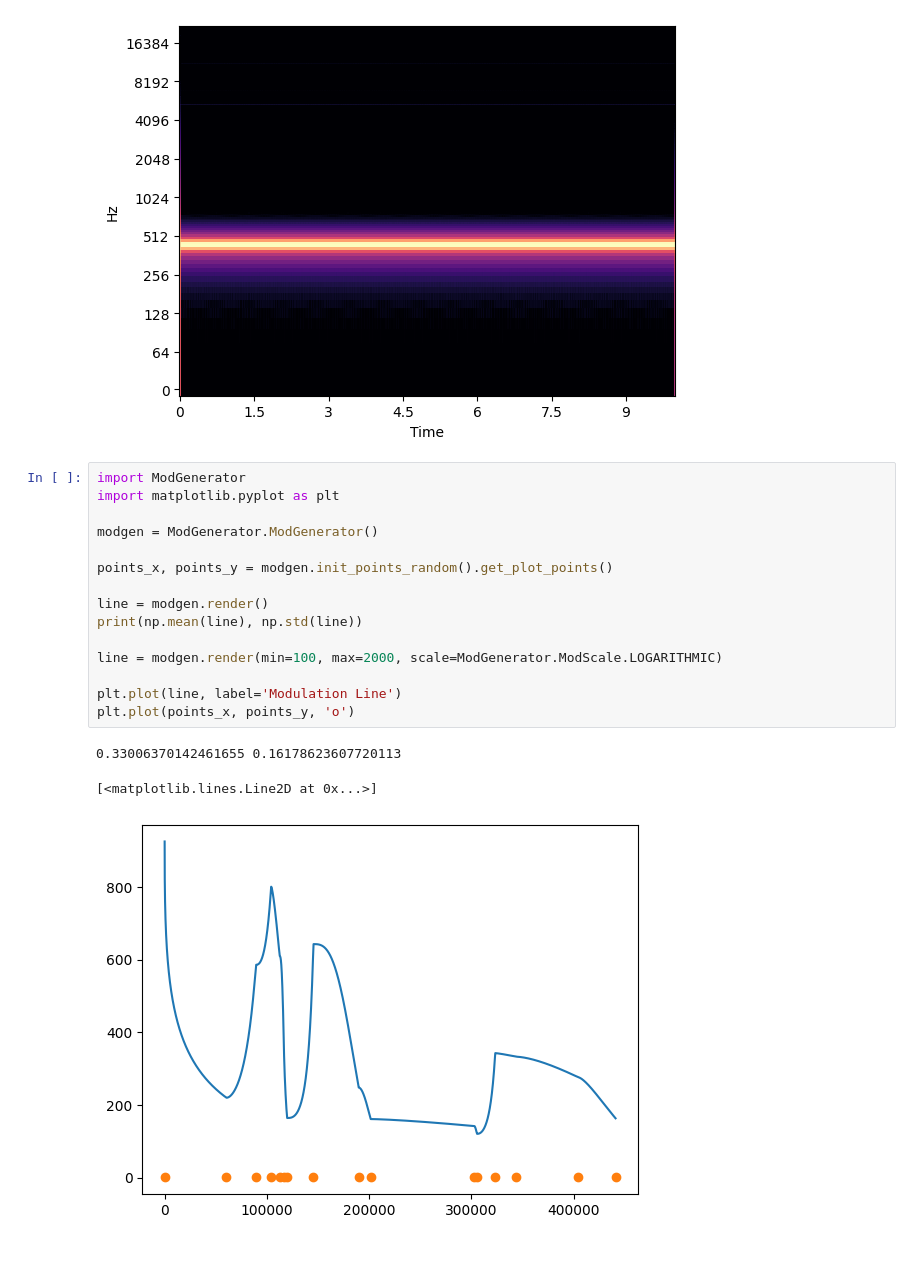
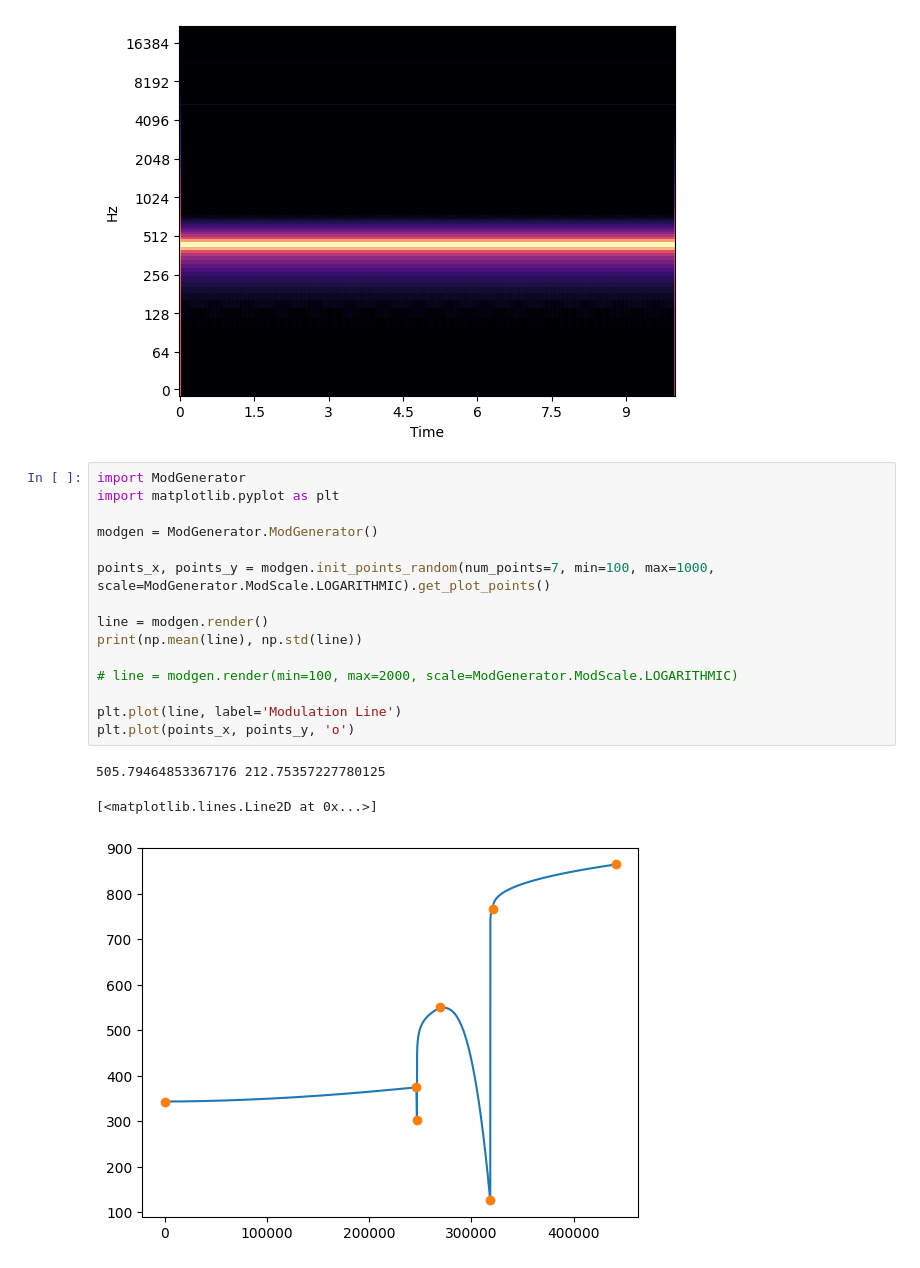
Before and after one commit to inspektral/minisynth, a Jupyter notebook: synthtest.ipynb, the cells around one changed output. Saved outputs shown, nothing was run; the diff lists cells and outputs as text.

Commit message:
mod mapping in init_points

```diff
--- a/synthtest.ipynb
+++ b/synthtest.ipynb
@@ -106,19 +104,19 @@ librosa.display.specshow(D, y_axis='log', sr=44100, hop_length=hop_length,
 # %%
 import ModGenerator
 import matplotlib.pyplot as plt
 
 modgen = ModGenerator.ModGenerator()
 
-points_x, points_y = modgen.init_points_random().get_plot_points()
+points_x, points_y = modgen.init_points_random(num_points=7, min=100, max=1000, scale=ModGenerator.ModScale.LOGARITHMIC).get_plot_points()
 
 line = modgen.render()
 print(np.mean(line), np.std(line))
 
-line = modgen.render(min=100, max=2000, scale=ModGenerator.ModScale.LOGARITHMIC)
+# line = modgen.render(min=100, max=2000, scale=ModGenerator.ModScale.LOGARITHMIC)
 
 plt.plot(line, label='Modulation Line')
 plt.plot(points_x, points_y, 'o')
 # %% [output]
-0.33006370142461655 0.16178623607720113
+505.79464853367176 212.75357227780125
 [<matplotlib.lines.Line2D at 0x...>]
-[figure, old version]
+[figure, new version]
```
Also changed, not shown: parts of 5 cells of this notebook, 1 other file.
